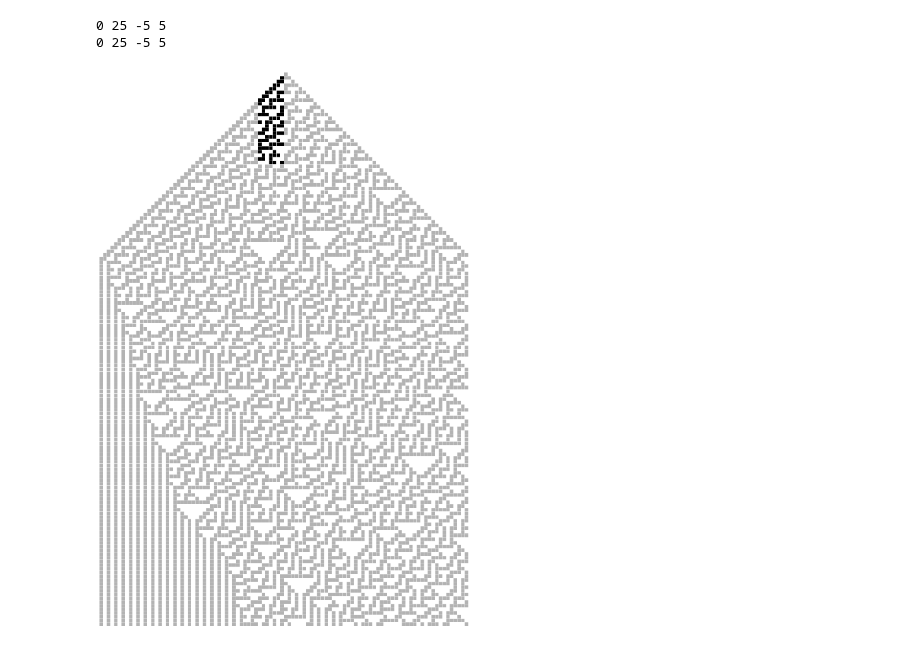
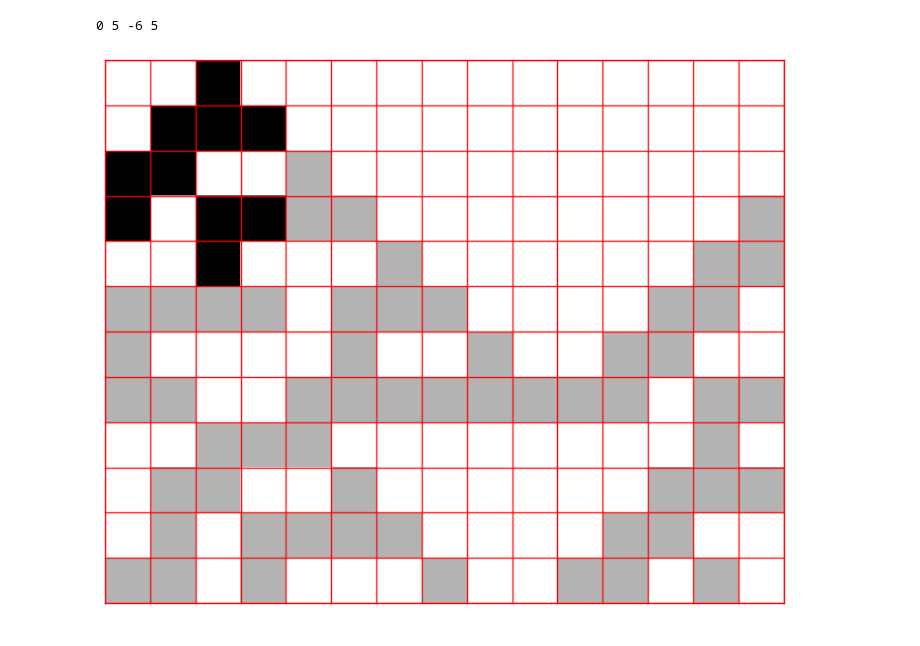
Before and after one commit to orome/automata-py, a Jupyter notebook: demo.ipynb, the cells around one changed output. Saved outputs shown, nothing was run; the diff lists cells and outputs as text; code cells hidden in the pictures.

Commit message:
Clean up bounds handling

```diff
--- a/demo.ipynb
+++ b/demo.ipynb
@@ -48,6 +60,6 @@ CellularAutomata(30, [-5], frame_steps=12, frame_width=15, boundary_condition='p
 # %%
-CellularAutomata(30, [0], frame_steps=150, frame_width=100).display(fig_width=12, highlight_width=5, highlight_steps=25, highlight_start_step=0, highlight_offset=-5, grid_color='white', grid_width=0.5)
+CellularAutomata(30, [-5], frame_steps=12, frame_width=15, boundary_condition='periodic').display(
+    fig_width=8, check_highlight_bounds=False, highlight_width=5, highlight_steps=5, highlight_start_step=0, highlight_offset=-6, grid_color='red', grid_width=1.0)
 # %% [output]
-0 25 -5 5
-0 25 -5 5
+0 5 -6 5
-[figure, old version]
+[figure, new version]
```
Also changed, not shown: parts of 14 cells of this notebook, 1 other file.
